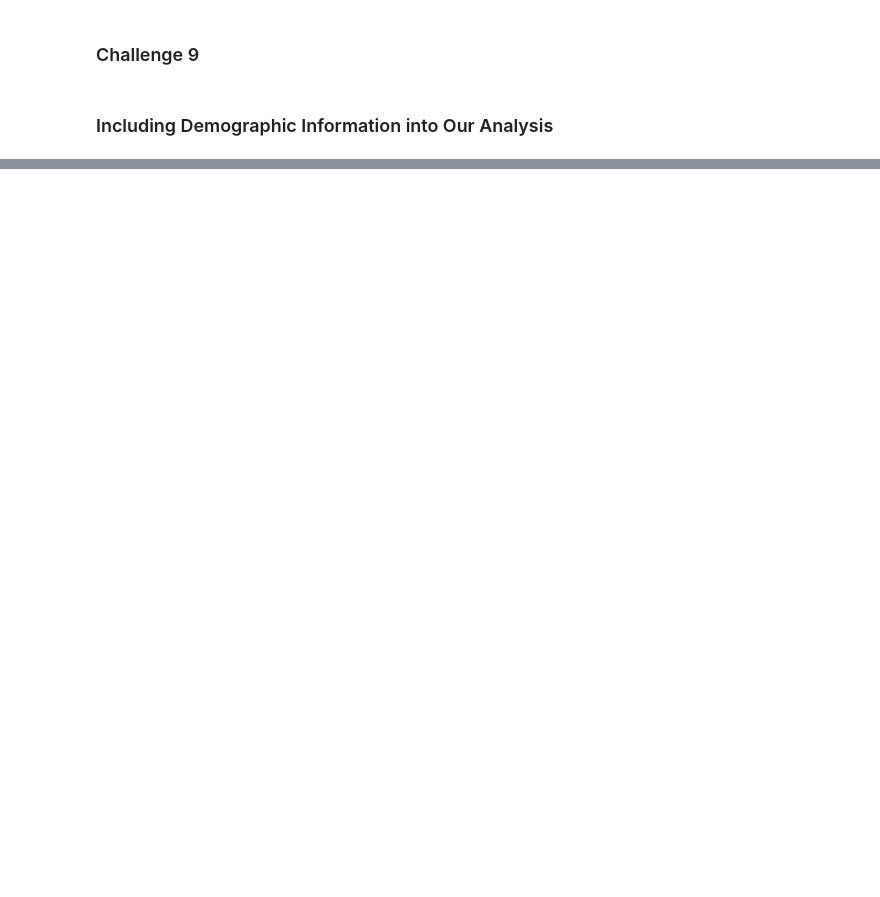
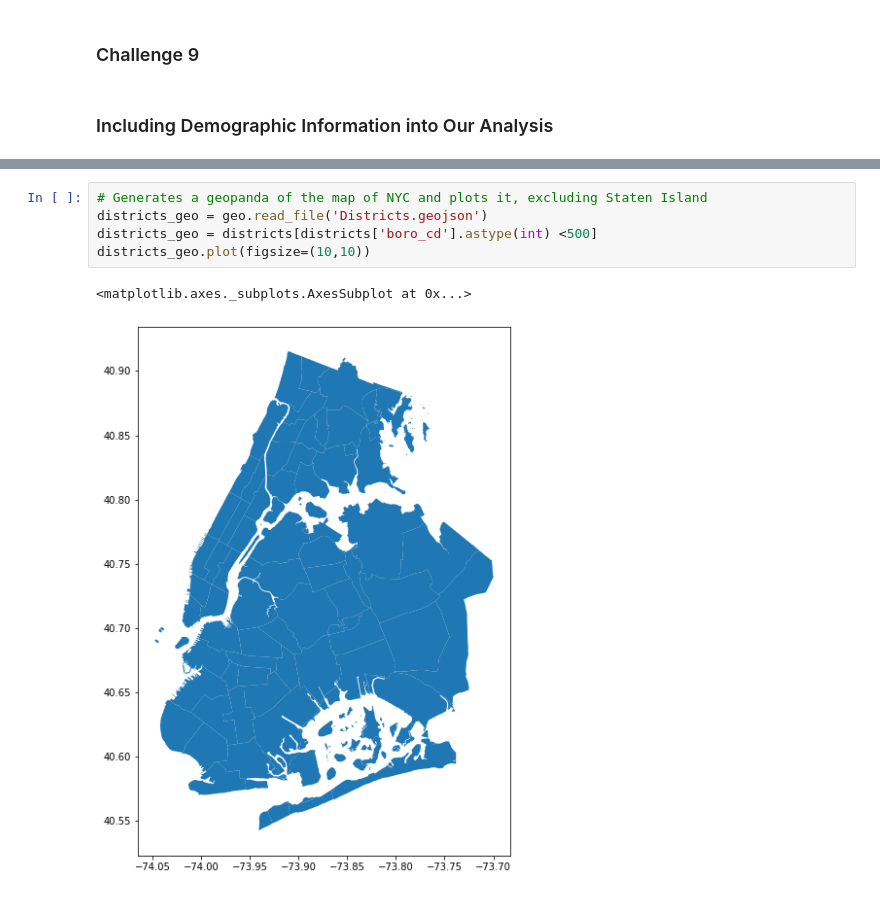
Before and after one commit to njaffe/Volunteer_placement_linear_regression, a Jupyter notebook: Clean_code_project_1_j_edited.ipynb, the cells around one changed output, grey strips where cells are left out. Cells and saved outputs as stored; diff of their text form; blank space fills up the shorter version.

```diff
--- a/Clean_code_project_1_j_edited.ipynb
+++ b/Clean_code_project_1_j_edited.ipynb
@@ -672,0 +675,8 @@ ValueError: Could not interpret input 'DAILY_ENTRIES'
+# %%
+# Generates a geopanda of the map of NYC and plots it, excluding Staten Island
+districts_geo = geo.read_file('Districts.geojson')
+districts_geo = districts[districts['boro_cd'].astype(int) <500]
+districts_geo.plot(figsize=(10,10))
+# %% [output]
+<matplotlib.axes._subplots.AxesSubplot at 0x...>
+[figure, added]
```
Also changed, not shown: parts of 52 cells of this notebook.
